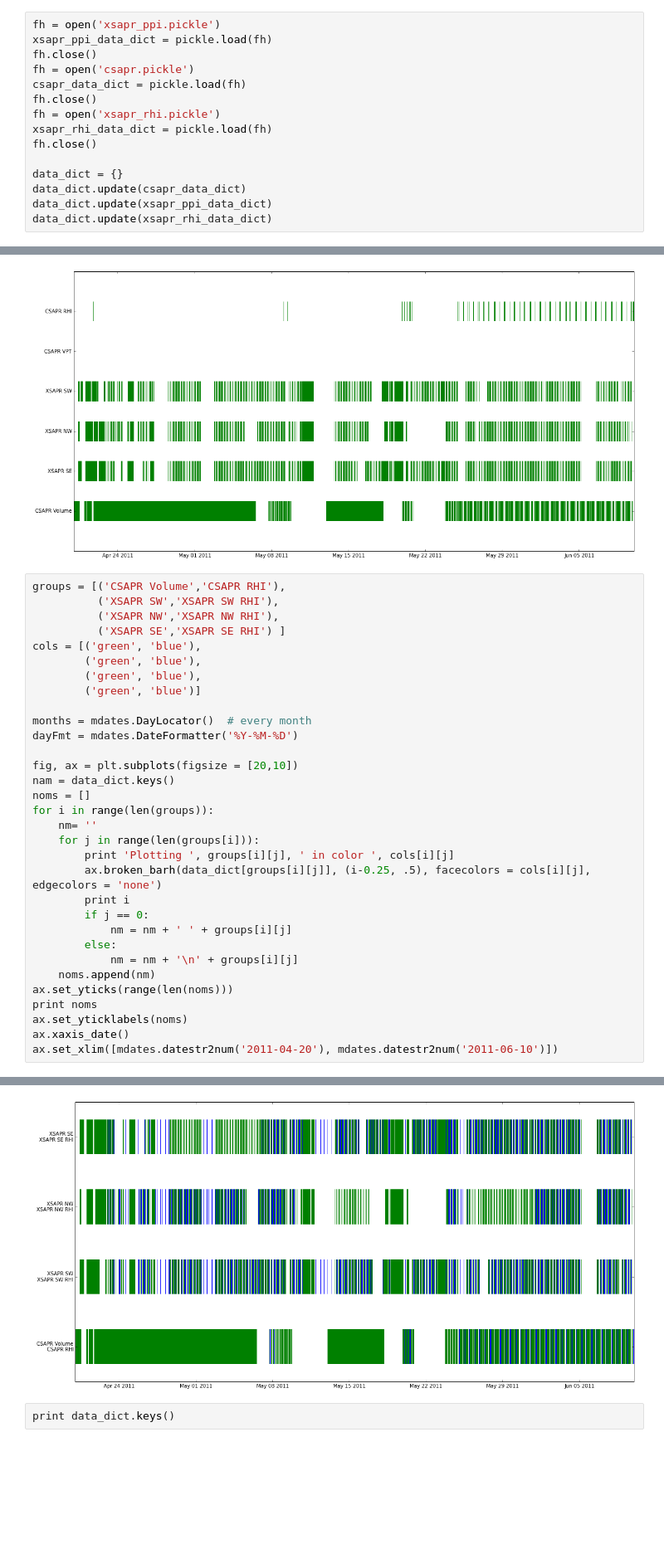
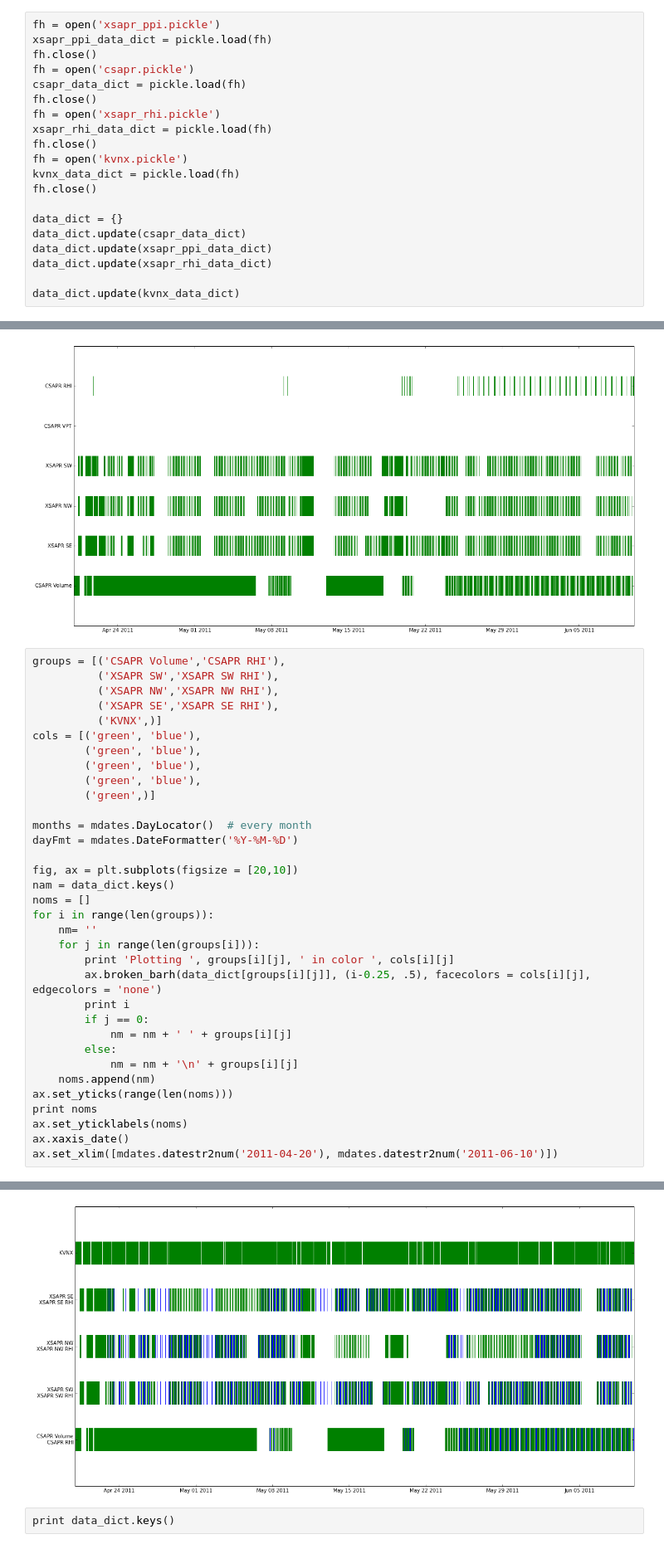
Before and after one commit to scollis/data_coverage, a Jupyter notebook: coverage_plot.ipynb, the cells around one changed output, grey strips where cells are left out. Shown: that part at 83% size. Drawn from its saved outputs; the diff is of its cells as text; blank space fills up the shorter version.

Commit message:
ENH: added KVNX

```diff
--- a/coverage_plot.ipynb
+++ b/coverage_plot.ipynb
@@ -27,8 +27,13 @@ fh.close()
 fh = open('xsapr_rhi.pickle')
 xsapr_rhi_data_dict = pickle.load(fh)
 fh.close()
+fh = open('kvnx.pickle')
+kvnx_data_dict = pickle.load(fh)
+fh.close()
 
 data_dict = {}
 data_dict.update(csapr_data_dict)
 data_dict.update(xsapr_ppi_data_dict)
 data_dict.update(xsapr_rhi_data_dict)
+
+data_dict.update(kvnx_data_dict)
@@ -58,11 +67,13 @@ ax.set_xlim([mdates.datestr2num('2011-04-20'), mdates.datestr2num('2011-06-10')]
 groups = [('CSAPR Volume','CSAPR RHI'),
           ('XSAPR SW','XSAPR SW RHI'),
           ('XSAPR NW','XSAPR NW RHI'),
-          ('XSAPR SE','XSAPR SE RHI') ]
+          ('XSAPR SE','XSAPR SE RHI'),
+          ('KVNX',)]
 cols = [('green', 'blue'),
         ('green', 'blue'),
         ('green', 'blue'),
-        ('green', 'blue')]
+        ('green', 'blue'),
+        ('green',)]
 
 months = mdates.DayLocator()  # every month
 dayFmt = mdates.DateFormatter('%Y-%M-%D')
@@ -107,5 +120,5 @@ Plotting  XSAPR SE RHI  in color  blue
 (734247.0, 734298.0)
-[figure, old version]
+[figure, new version]
 # %%
 print data_dict.keys()
 # %% [output]
```
Also changed, not shown: parts of 2 cells of this notebook.
